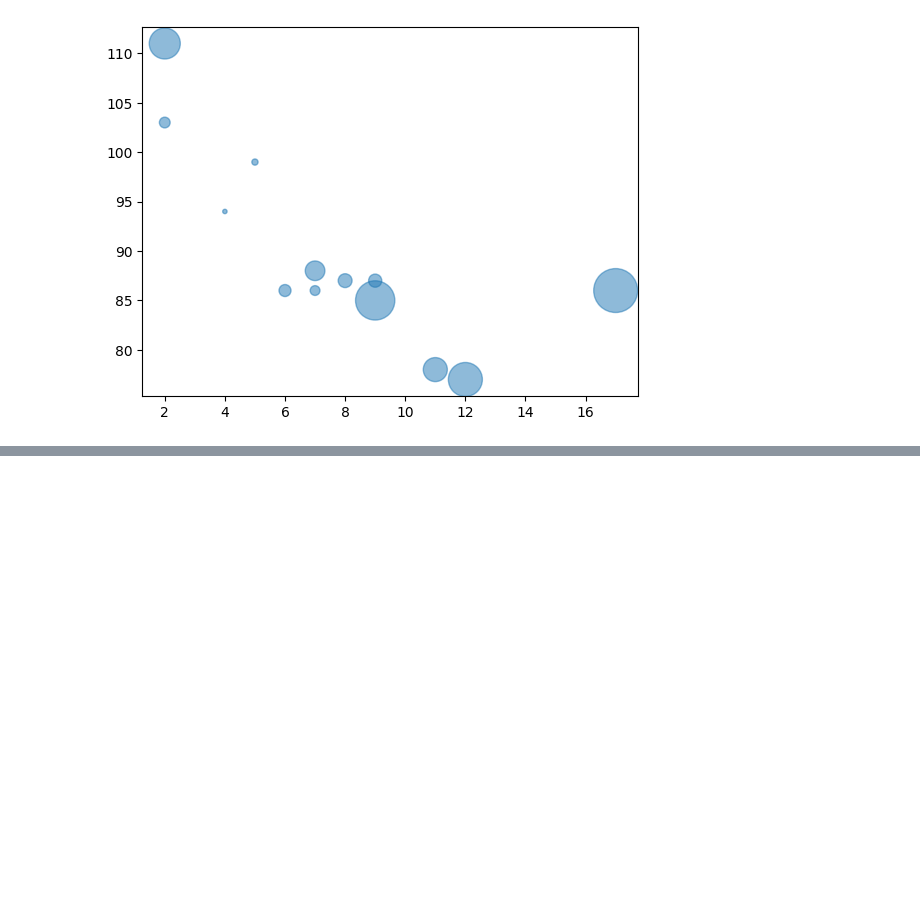
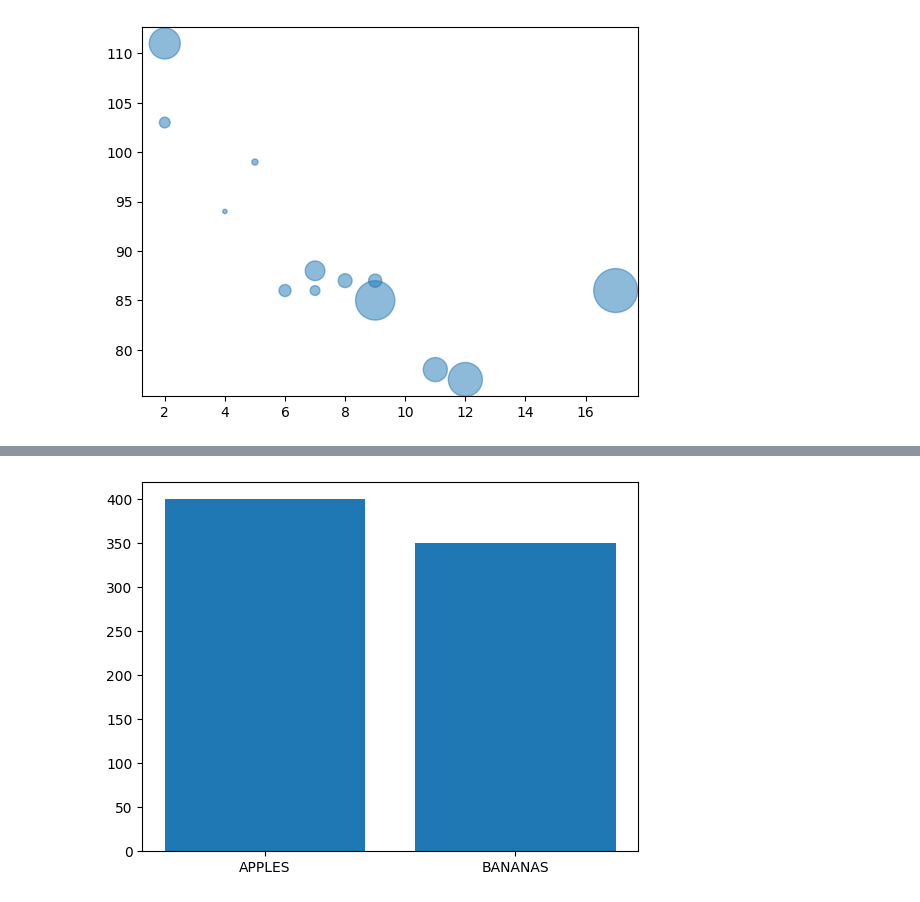
Before and after one commit to Krriisshna/InternshipBharatSkillz, a Jupyter notebook: DataAnalysis/Matplotlib.ipynb, the cells around one changed output, grey strips where cells are left out. Cells and saved outputs as stored; diff of their text form; code cells hidden in the pictures; blank space fills up the shorter version.

```diff
--- a/DataAnalysis/Matplotlib.ipynb
+++ b/DataAnalysis/Matplotlib.ipynb
@@ -501,0 +511,7 @@ plt.show()
+# %%
+x = ["APPLES", "BANANAS"]
+y = [400, 350]
+plt.bar(x,y)
+plt.show()
+# %% [output]
+[figure, added]
```
Also changed, not shown: parts of 18 cells of this notebook.
